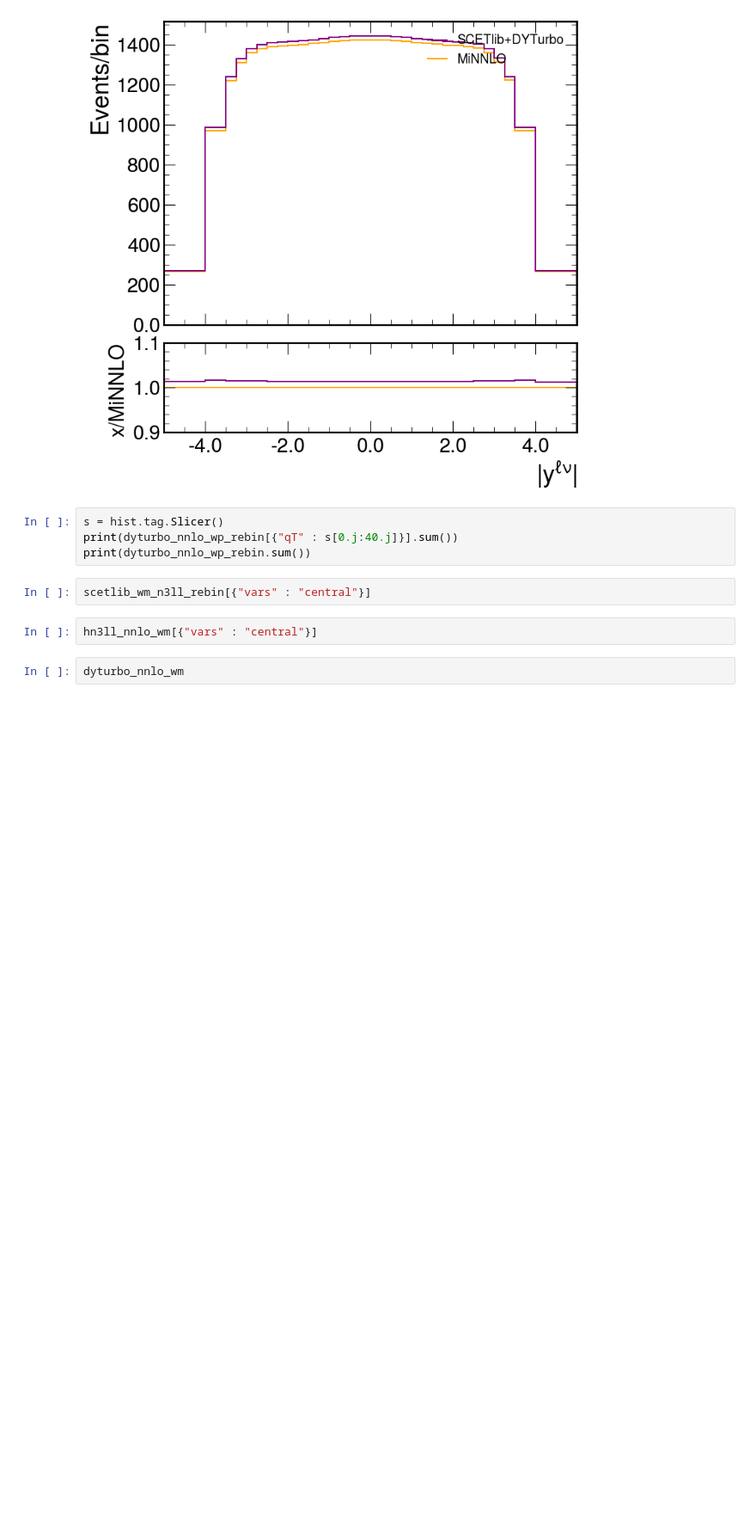
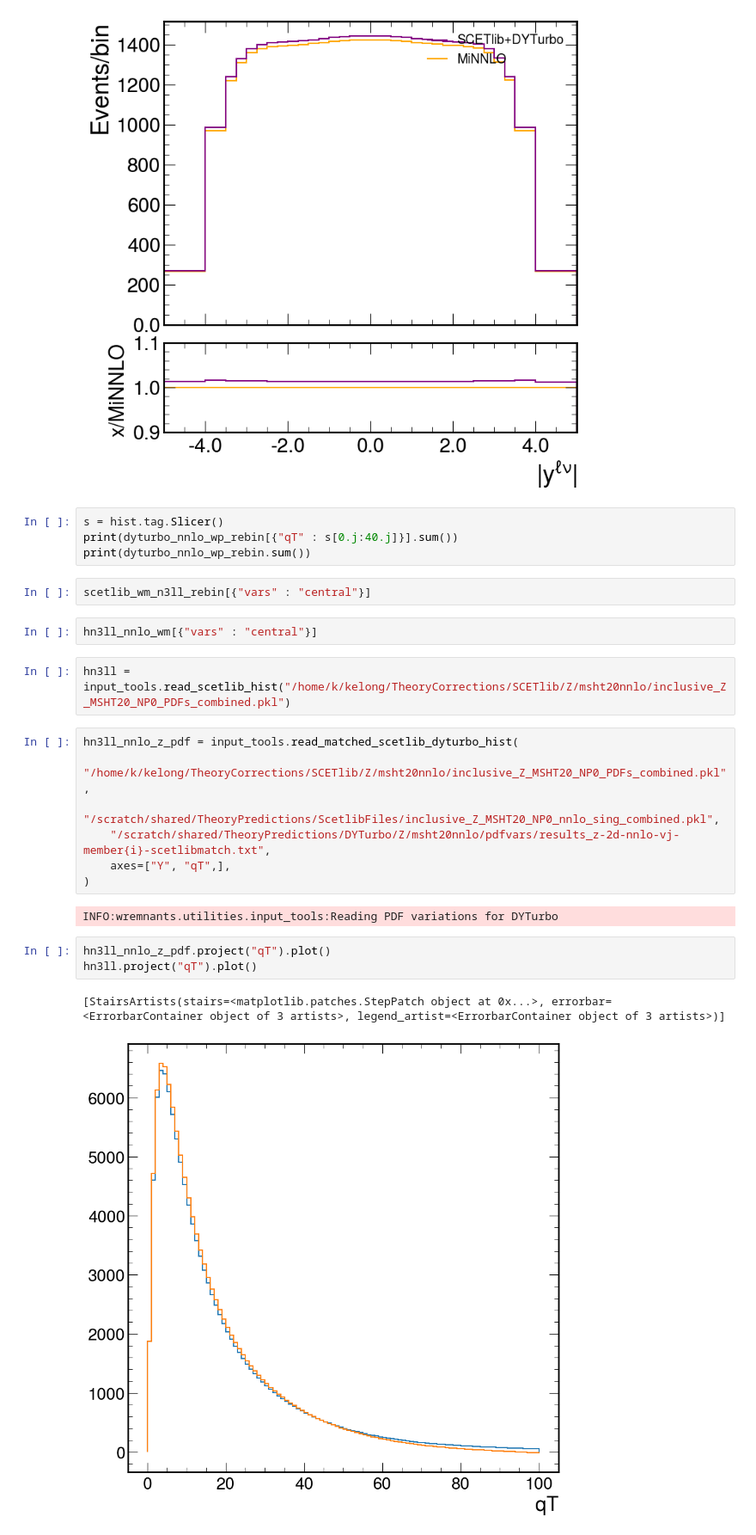
Before and after one commit to bendavid/WRemnants, a Jupyter notebook: notebooks/match_scetlib_dyurbo.ipynb, the cells around one changed output. Shown at 86% size. Saved outputs shown, nothing was run; the diff lists cells and outputs as text; blank space fills up the shorter version.

```diff
--- a/notebooks/match_scetlib_dyurbo.ipynb
+++ b/notebooks/match_scetlib_dyurbo.ipynb
@@ -393,5 +395,20 @@ print(dyturbo_nnlo_wp_rebin.sum())
 scetlib_wm_n3ll_rebin[{"vars" : "central"}]
 # %%
 hn3ll_nnlo_wm[{"vars" : "central"}]
+# %%
+hn3ll = input_tools.read_scetlib_hist("/home/k/kelong/TheoryCorrections/SCETlib/Z/msht20nnlo/inclusive_Z_MSHT20_NP0_PDFs_combined.pkl")
 # %%
-dyturbo_nnlo_wm
+hn3ll_nnlo_z_pdf = input_tools.read_matched_scetlib_dyturbo_hist(
+    "/home/k/kelong/TheoryCorrections/SCETlib/Z/msht20nnlo/inclusive_Z_MSHT20_NP0_PDFs_combined.pkl",
+    "/scratch/shared/TheoryPredictions/ScetlibFiles/inclusive_Z_MSHT20_NP0_nnlo_sing_combined.pkl",
+    "/scratch/shared/TheoryPredictions/DYTurbo/Z/msht20nnlo/pdfvars/results_z-2d-nnlo-vj-member{i}-scetlibmatch.txt",
+    axes=["Y", "qT",],
+)
+# %% [output]
+INFO:wremnants.utilities.input_tools:Reading PDF variations for DYTurbo
+# %%
+hn3ll_nnlo_z_pdf.project("qT").plot()
+hn3ll.project("qT").plot()
+# %% [output]
+[StairsArtists(stairs=<matplotlib.patches.StepPatch object at 0x...>, errorbar=<ErrorbarContainer object of 3 artists>, legend_artist=<ErrorbarContainer object of 3 artists>)]
+[figure, added]
```
Also changed, not shown: parts of 1 cell of this notebook, 18 other files.
